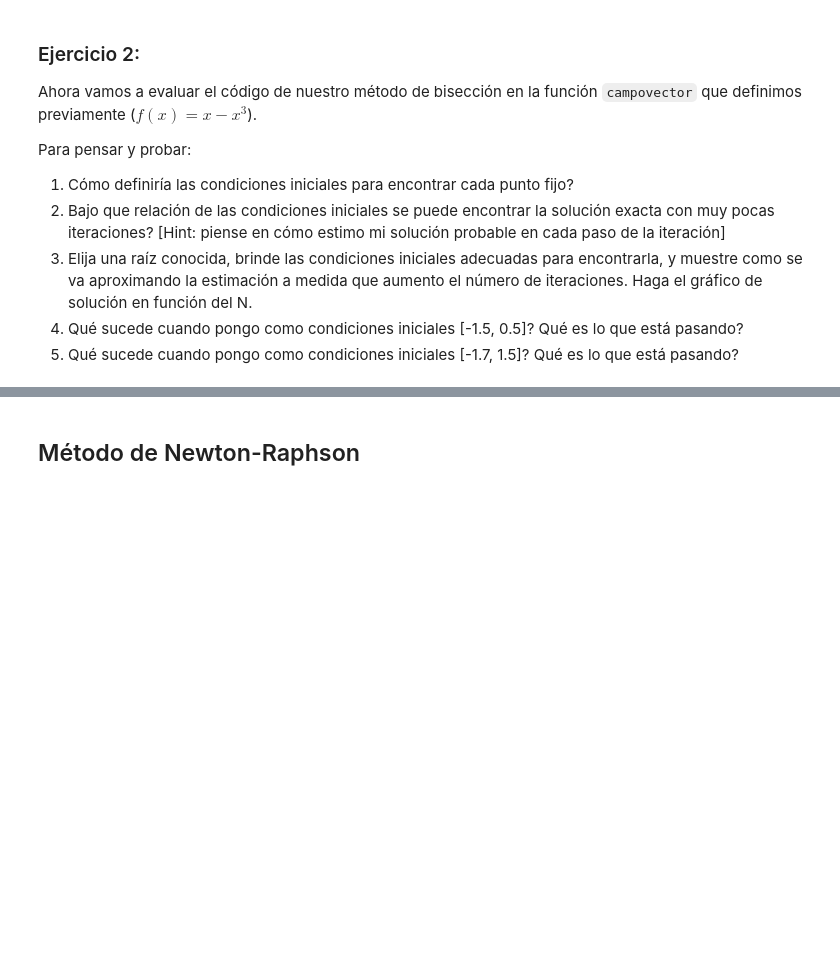
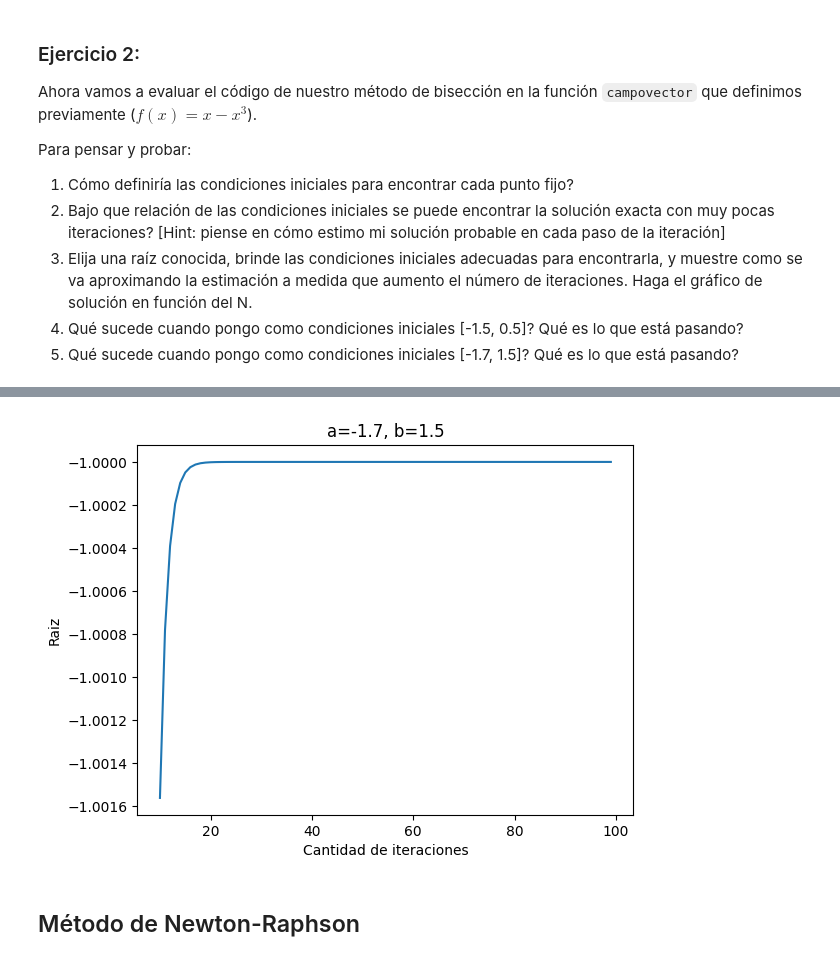
Before and after one commit to HBocaccio/NumLabIMC, a Jupyter notebook: Colabs/nb01_Raices.ipynb, the cells around one changed output, grey strips where cells are left out. Cells and saved outputs as stored; diff of their text form; code cells hidden in the pictures; blank space fills up the shorter version.

```diff
--- a/Colabs/nb01_Raices.ipynb
+++ b/Colabs/nb01_Raices.ipynb
@@ -220,3 +306,18 @@ Para pensar y probar:
+# %%
+raices = []
+errores = []
+cant_iters = list(range(10, 100))
+for N in cant_iters:
+    raiz, cant = biseccion_sin_epsilon(campovector, -1.7, 1.5, N)
+    raices.append(raiz)
+
+plt.title("a=-1.7, b=1.5")
+plt.plot(cant_iters, raices)
+plt.xlabel("Cantidad de iteraciones")
+plt.ylabel("Raiz")
+plt.show()
+# %% [output]
+[figure, added]
 # %% [markdown]
 ## Método de Newton-Raphson
 # %% [markdown]
```
Also changed, not shown: parts of 15 cells of this notebook.
